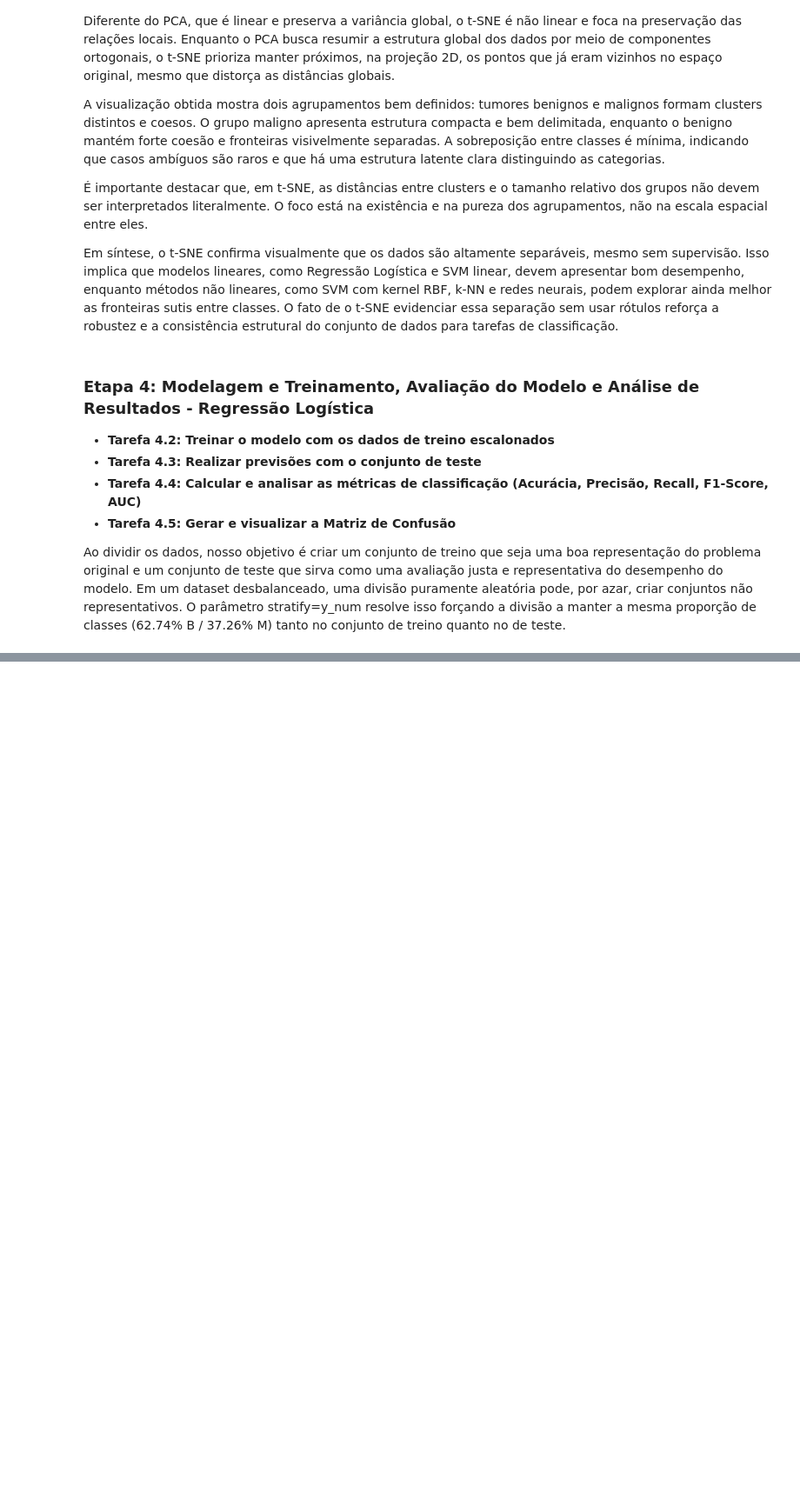
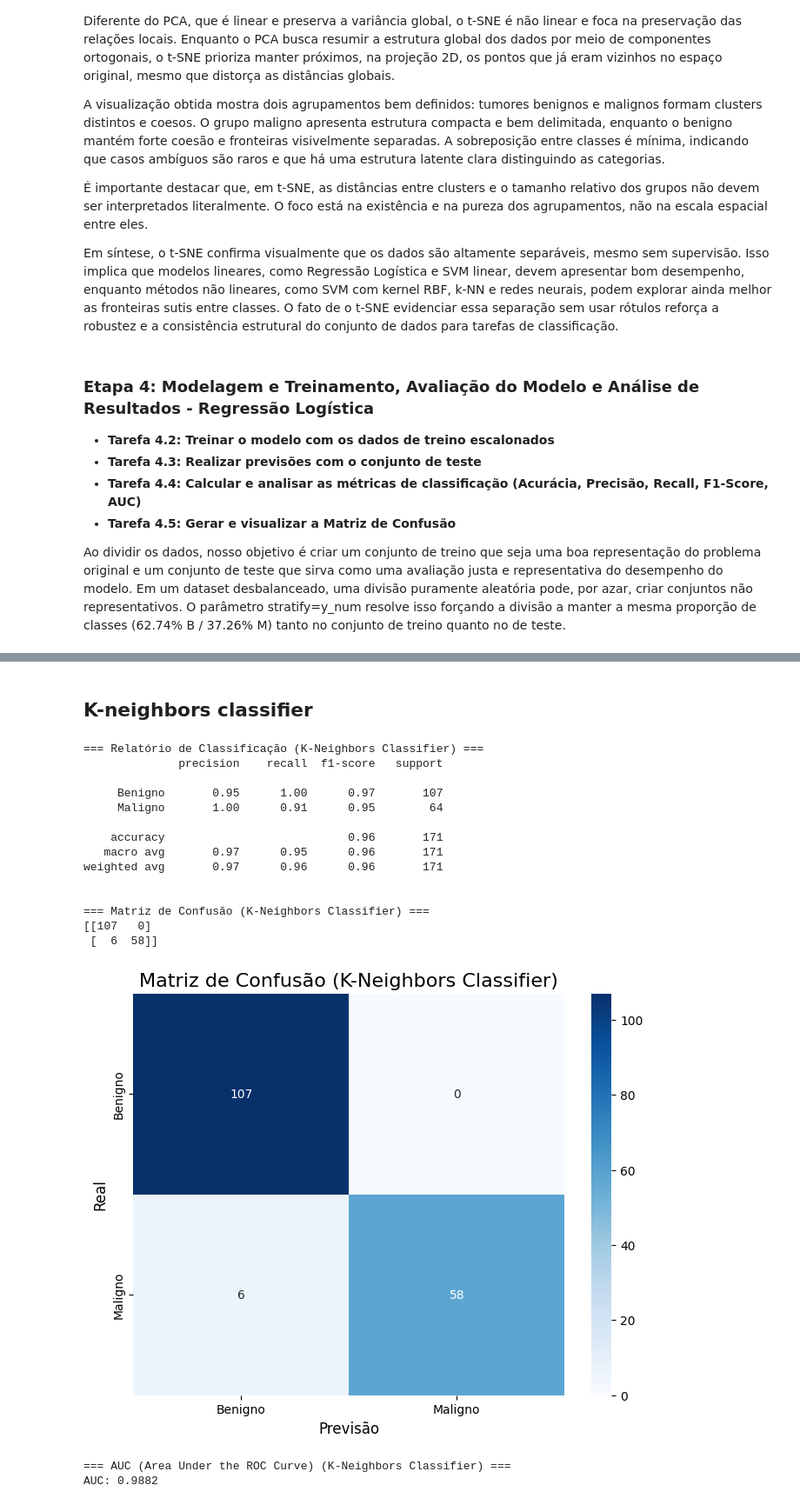
Before and after one commit to lincolngmc/caixaversogrupo5, a Jupyter notebook: ADA_projeto.ipynb, the cells around one changed output, grey strips where cells are left out. Shown at 87% size. Saved outputs shown, nothing was run; the diff lists cells and outputs as text; code cells hidden in the pictures; blank space fills up the shorter version.

```diff
--- a/ADA_projeto.ipynb
+++ b/ADA_projeto.ipynb
@@ -788,0 +1039,62 @@ Ao dividir os dados, nosso objetivo é criar um conjunto de treino que seja uma
+# %% [markdown]
+## K-neighbors classifier
+# %%
+from sklearn.neighbors import KNeighborsClassifier
+from sklearn.metrics import classification_report, confusion_matrix, roc_auc_score
+import seaborn as sns
+import matplotlib.pyplot as plt
+
+# 1. Instanciar o modelo K-Neighbors Classifier
+# KNeighborsClassifier não suporta random_state diretamente no construtor para este fim.
+knn_model = KNeighborsClassifier()
+
+# 2. Treinar o modelo K-Neighbors Classifier
+knn_model.fit(X_train_scaled, y_train_num)
+
+# 3. Realizar previsões nos dados de teste escalonados
+y_pred_knn_num = knn_model.predict(X_test_scaled)
+
+# 4. Calcular probabilidades para a classe positiva
+y_pred_knn_proba = knn_model.predict_proba(X_test_scaled)[:, 1]
+
+# 5. Imprimir o relatório de classificação
+print("=== Relatório de Classificação (K-Neighbors Classifier) ===")
+print(classification_report(y_test_num, y_pred_knn_num, target_names=['Benigno', 'Maligno']))
+
+# 6. Calcular a matriz de confusão
+cm_knn = confusion_matrix(y_test_num, y_pred_knn_num)
+
+# 7. Imprimir a matriz de confusão
+print("\n=== Matriz de Confusão (K-Neighbors Classifier) ===")
+print(cm_knn)
+
+# 8. Gerar e visualizar a Matriz de Confusão
+plt.figure(figsize=(8, 6))
+sns.heatmap(cm_knn, annot=True, fmt='d', cmap='Blues', xticklabels=['Benigno', 'Maligno'], yticklabels=['Benigno', 'Maligno'])
+plt.title('Matriz de Confusão (K-Neighbors Classifier)', fontsize=16)
+plt.xlabel('Previsão', fontsize=12)
+plt.ylabel('Real', fontsize=12)
+plt.show()
+
+# 9. Calcular e imprimir a AUC
+auc_knn = roc_auc_score(y_test_num, y_pred_knn_proba)
+print(f"\n=== AUC (Area Under the ROC Curve) (K-Neighbors Classifier) ===")
+print(f"AUC: {auc_knn:.4f}")
+# %% [output]
+=== Relatório de Classificação (K-Neighbors Classifier) ===
+              precision    recall  f1-score   support
+
+     Benigno       0.95      1.00      0.97       107
+     Maligno       1.00      0.91      0.95        64
+
+    accuracy                           0.96       171
+   macro avg       0.97      0.95      0.96       171
+weighted avg       0.97      0.96      0.96       171
+
+
+=== Matriz de Confusão (K-Neighbors Classifier) ===
+[[107   0]
+ [  6  58]]
+[figure, added]
+=== AUC (Area Under the ROC Curve) (K-Neighbors Classifier) ===
+AUC: 0.9882
```
Also changed, not shown: parts of 20 cells of this notebook.
